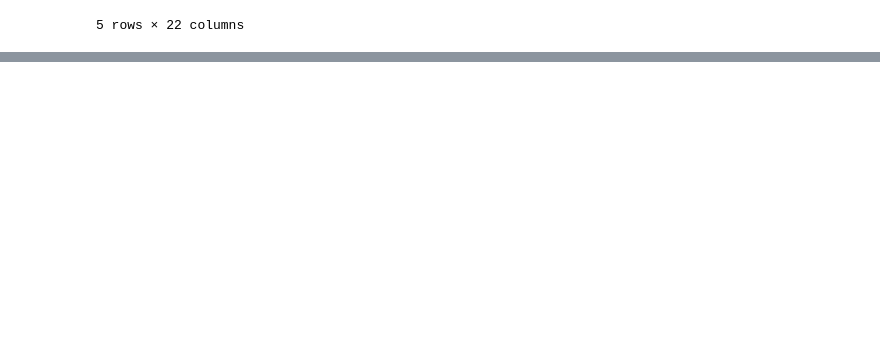
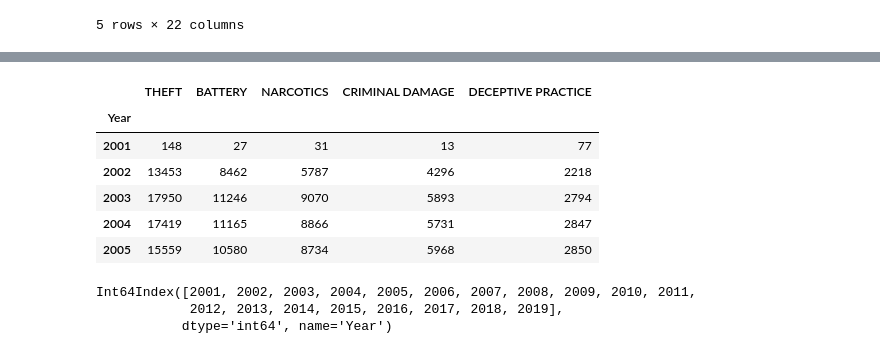
Before and after one commit to Daniel-Kline-1/Chicago-crimes-use-this-one, a Jupyter notebook: Untitled.ipynb, the cells around one changed output, grey strips where cells are left out. Drawn from its saved outputs; the diff is of its cells as text; code cells hidden in the pictures; blank space fills up the shorter version.

```diff
--- a/Untitled.ipynb
+++ b/Untitled.ipynb
@@ -73,0 +88,43 @@ years_data[0]
+# %%
+#THEFT
+theft_table = chicagocrime_df.loc[chicagocrime_df["Primary Type"]=="THEFT"]
+theft_count = theft_table.groupby(["Year"])["Primary Type"].count()
+
+#BATTERY
+battery_table = chicagocrime_df.loc[chicagocrime_df["Primary Type"]=="BATTERY"]
+battery_count = battery_table.groupby(["Year"])["Primary Type"].count()
+
+# NARCOTICS
+narcotics_table = chicagocrime_df.loc[chicagocrime_df["Primary Type"]=="NARCOTICS"]
+narcotics_count = narcotics_table.groupby(["Year"])["Primary Type"].count()
+
+# CRIMINAL DAMAGE
+criminal_damage_table = chicagocrime_df.loc[chicagocrime_df["Primary Type"]=="CRIMINAL DAMAGE"]
+criminal_damage_count = criminal_damage_table.groupby(["Year"])["Primary Type"].count()
+criminal_damage_count
+
+# DECEPTIVE PRACTICE
+deceptive_practice_table = chicagocrime_df.loc[chicagocrime_df["Primary Type"]=="DECEPTIVE PRACTICE"]
+deceptive_practice_count = deceptive_practice_table.groupby(["Year"])["Primary Type"].count()
+
+crime_df = pd.DataFrame({"THEFT":theft_count,
+                        "BATTERY":battery_count,
+                        "NARCOTICS":narcotics_count,
+                        "CRIMINAL DAMAGE":criminal_damage_count,
+                        "DECEPTIVE PRACTICE":deceptive_practice_count})
+crime_df.head()
+# %% [output]
+|  | THEFT | BATTERY | NARCOTICS | CRIMINAL DAMAGE | DECEPTIVE PRACTICE |
+| Year |  |  |  |  |  |
+| 2001 | 148 | 27 | 31 | 13 | 77 |
+| 2002 | 13453 | 8462 | 5787 | 4296 | 2218 |
+| 2003 | 17950 | 11246 | 9070 | 5893 | 2794 |
+| 2004 | 17419 | 11165 | 8866 | 5731 | 2847 |
+| 2005 | 15559 | 10580 | 8734 | 5968 | 2850 |
+# %%
+crime_df['Years'] = crime_df.index
+crime_df.index
+# %% [output]
+Int64Index([2001, 2002, 2003, 2004, 2005, 2006, 2007, 2008, 2009, 2010, 2011,
+            2012, 2013, 2014, 2015, 2016, 2017, 2018, 2019],
+           dtype='int64', name='Year')
```
Also changed, not shown: parts of 15 cells of this notebook, 1 other file.
